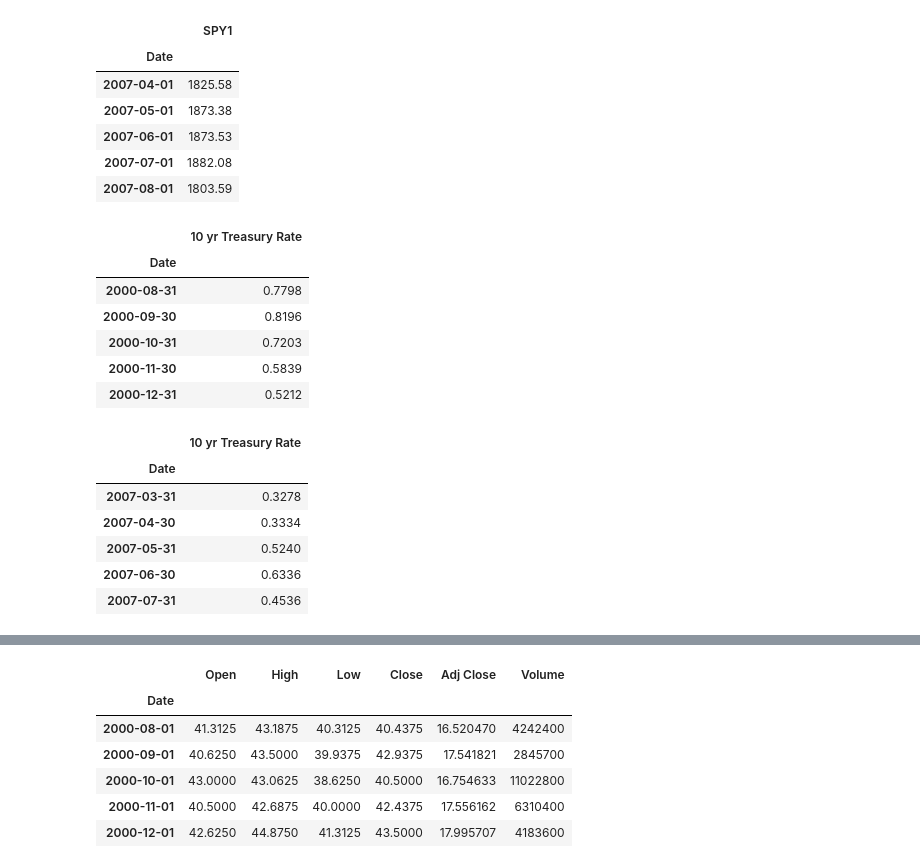
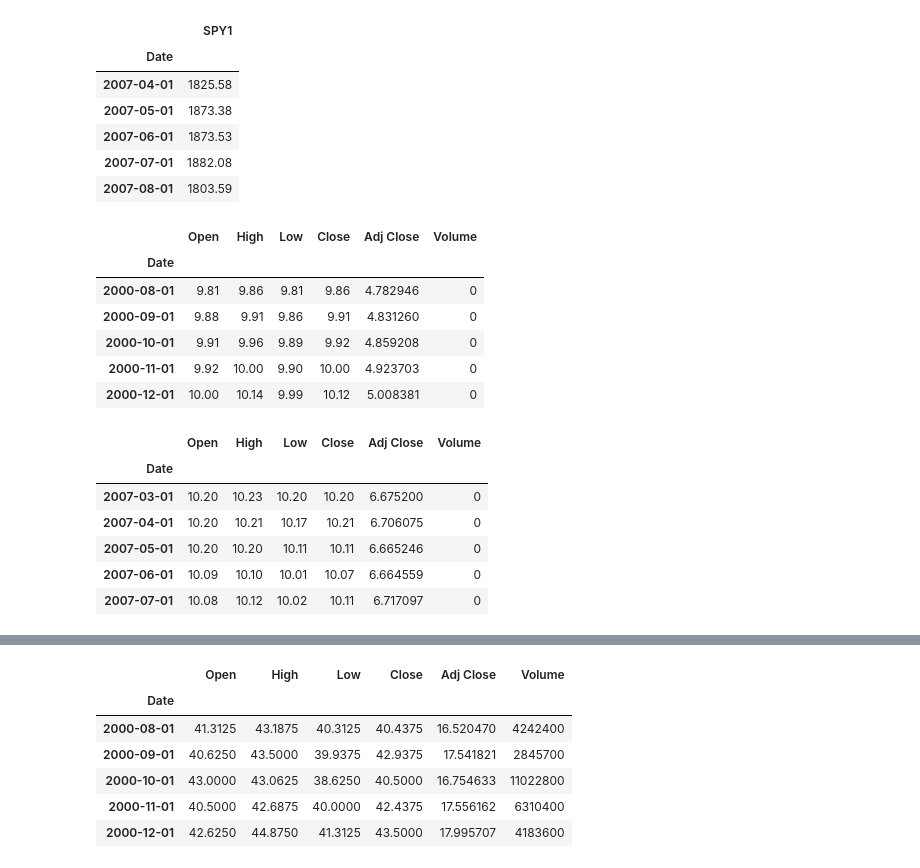
Before and after one commit to Tedmcm/GROUP1-Project, a Jupyter notebook: PROJECT_1_CSVS/MasterNotebook.ipynb, the cells around one changed output, grey strips where cells are left out. Drawn from its saved outputs; the diff is of its cells as text; code cells hidden in the pictures.

```diff
--- a/PROJECT_1_CSVS/MasterNotebook.ipynb
+++ b/PROJECT_1_CSVS/MasterNotebook.ipynb
@@ -32,6 +32,12 @@ PLD_REC1_data = Path("PLD_2000.csv")
 PLD_REC2_data = Path("PLD_2007.csv")
 WELL_REC1_data = Path("WELL_2000.csv")
 WELL_REC2_data = Path("WELL_2007.csv")
+BOND_REC1_data = Path("BOND_PNIGX_2000.csv")
+BOND_REC2_data = Path("BOND_PNIGX_2007.csv")
+BFM_REC1_data = Path("BFM_2000.csv")
+BFM_REC2_data = Path("BFM_2007.csv")
+MAD_REC1_data = Path("MAD_2000.csv")
+MAD_REC2_data = Path("MAD_2007.csv")
 
 
 BXPR1_df = pd.read_csv(BXP_REC1_data, index_col="Date", infer_datetime_format=True, parse_dates=True)
@@ -44,6 +50,12 @@ PLDR1_df = pd.read_csv(PLD_REC1_data, index_col="Date", infer_datetime_format=Tr
 PLDR2_df = pd.read_csv(PLD_REC2_data, index_col="Date", infer_datetime_format=True, parse_dates=True)
 WELLR1_df = pd.read_csv(WELL_REC1_data, index_col="Date", infer_datetime_format=True, parse_dates=True)
 WELLR2_df = pd.read_csv(WELL_REC2_data, index_col="Date", infer_datetime_format=True, parse_dates=True)
+PNGR1_df = pd.read_csv(BOND_REC1_data, index_col="Date", infer_datetime_format=True, parse_dates=True)
+PNGR2_df = pd.read_csv(BOND_REC2_data, index_col="Date", infer_datetime_format=True, parse_dates=True)
+BFMR1_df = pd.read_csv(BFM_REC1_data, index_col="Date", infer_datetime_format=True, parse_dates=True)
+BFMR2_df = pd.read_csv(BFM_REC2_data, index_col="Date", infer_datetime_format=True, parse_dates=True)
+MADR1_df = pd.read_csv(MAD_REC1_data, index_col="Date", infer_datetime_format=True, parse_dates=True)
+MADR2_df = pd.read_csv(MAD_REC2_data, index_col="Date", infer_datetime_format=True, parse_dates=True)
 # %% [markdown]
 ## API Data Pull for S&P500, Gold, and Bonds
 # %%
@@ -107,24 +113,24 @@ sp500_2000.tail()
 | 2007-07-01 | 1882.08 |
 | 2007-08-01 | 1803.59 |
 # %%
-#Check Bond Data Head
-bond_2000.head()
+#Check PNIGX Data Head
+PNGR1_df.head()
 # %% [output]
-|  | 10 yr Treasury Rate |
-| Date |  |
-| 2000-08-31 | 0.7798 |
-| 2000-09-30 | 0.8196 |
-| 2000-10-31 | 0.7203 |
-| 2000-11-30 | 0.5839 |
-| 2000-12-31 | 0.5212 |
+|  | Open | High | Low | Close | Adj Close | Volume |
+| Date |  |  |  |  |  |  |
+| 2000-08-01 | 9.81 | 9.86 | 9.81 | 9.86 | 4.782946 | 0 |
+| 2000-09-01 | 9.88 | 9.91 | 9.86 | 9.91 | 4.831260 | 0 |
+| 2000-10-01 | 9.91 | 9.96 | 9.89 | 9.92 | 4.859208 | 0 |
+| 2000-11-01 | 9.92 | 10.00 | 9.90 | 10.00 | 4.923703 | 0 |
+| 2000-12-01 | 10.00 | 10.14 | 9.99 | 10.12 | 5.008381 | 0 |
 # %%
-#Check Bond Data Tail
-bond_2000.tail()
+#Check PNIGX Data Tail
+PNGR1_df.tail()
 # %% [output]
-|  | 10 yr Treasury Rate |
-| Date |  |
-| 2007-03-31 | 0.3278 |
-| 2007-04-30 | 0.3334 |
-| 2007-05-31 | 0.5240 |
-| 2007-06-30 | 0.6336 |
-| 2007-07-31 | 0.4536 |
+|  | Open | High | Low | Close | Adj Close | Volume |
+| Date |  |  |  |  |  |  |
+| 2007-03-01 | 10.20 | 10.23 | 10.20 | 10.20 | 6.675200 | 0 |
+| 2007-04-01 | 10.20 | 10.21 | 10.17 | 10.21 | 6.706075 | 0 |
+| 2007-05-01 | 10.20 | 10.20 | 10.11 | 10.11 | 6.665246 | 0 |
+| 2007-06-01 | 10.09 | 10.10 | 10.01 | 10.07 | 6.664559 | 0 |
+| 2007-07-01 | 10.08 | 10.12 | 10.02 | 10.11 | 6.717097 | 0 |
```
Also changed, not shown: parts of 41 cells of this notebook.
